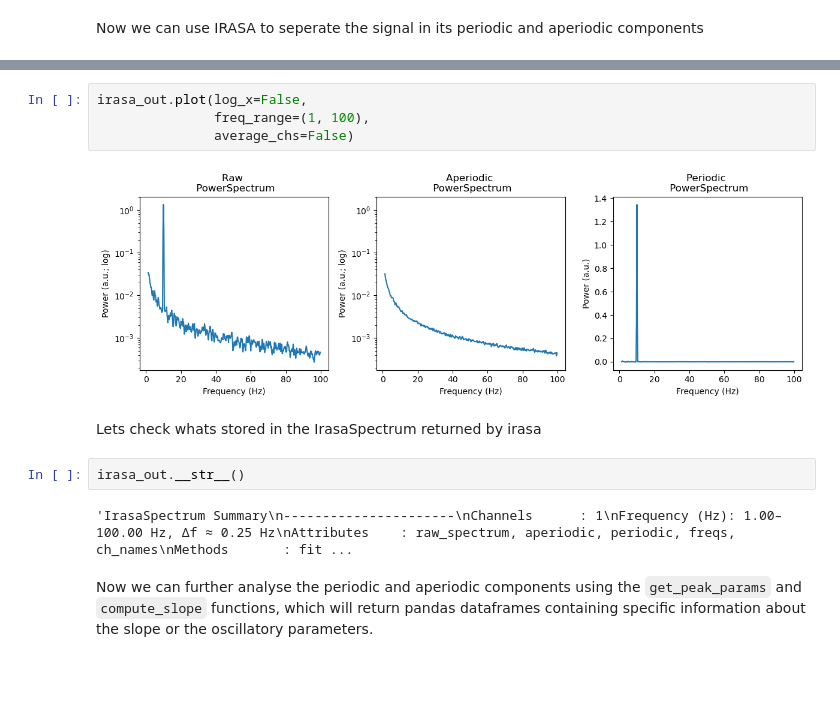
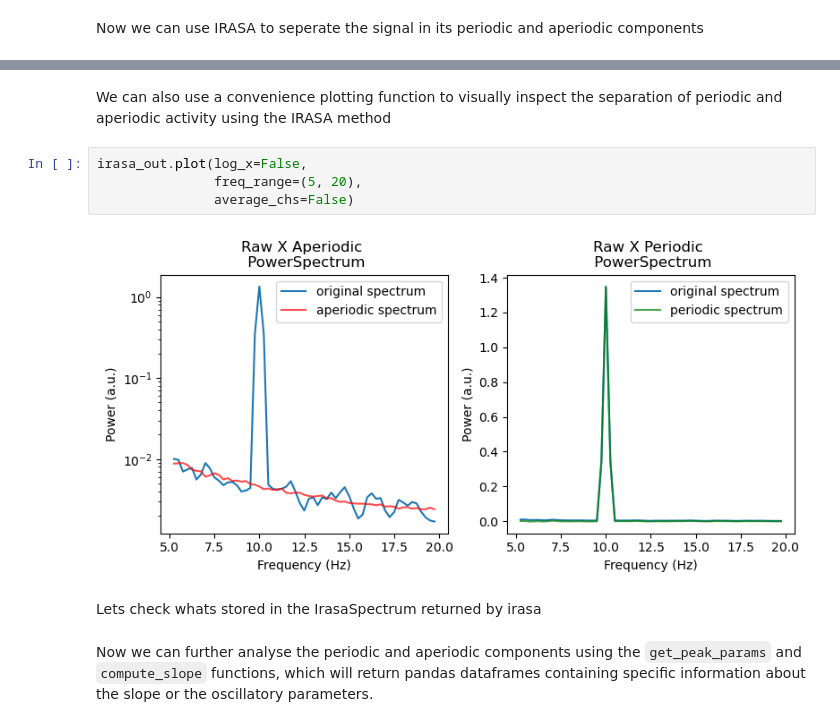
Before and after one commit to schmidtfa/pyrasa, a Jupyter notebook: examples/basic_functionality.ipynb, the cells around one changed output, grey strips where cells are left out. Drawn from its saved outputs; the diff is of its cells as text; blank space fills up the shorter version.

Commit message:
added tf_spectrum plot

```diff
--- a/examples/basic_functionality.ipynb
+++ b/examples/basic_functionality.ipynb
@@ -66,18 +66,16 @@ axes[1].set_xlabel('Frequency (Hz)')
 f.tight_layout()
 # %% [output]
 [figure]
+# %% [markdown]
+We can also use a convenience plotting function to visually inspect the separation of periodic and aperiodic activity using the IRASA method
 # %%
 irasa_out.plot(log_x=False,
-               freq_range=(1, 100),
+               freq_range=(5, 20),
                average_chs=False)
 # %% [output]
-[figure, old version]
+[figure, new version]
 # %% [markdown]
 Lets check whats stored in the IrasaSpectrum returned by irasa
-# %%
-irasa_out.__str__()
-# %% [output]
-'IrasaSpectrum Summary\n----------------------\nChannels      : 1\nFrequency (Hz): 1.00–100.00 Hz, Δf ≈ 0.25 Hz\nAttributes    : raw_spectrum, aperiodic, periodic, freqs, ch_names\nMethods       : fit ...
 # %% [markdown]
 Now we can further analyse the periodic and aperiodic components using the `get_peak_params` and `compute_slope` functions, which will return pandas dataframes containing specific information about the slope or the oscillatory parameters.
 # %%
```
Also changed, not shown: parts of 1 cell of this notebook, 4 other files.
